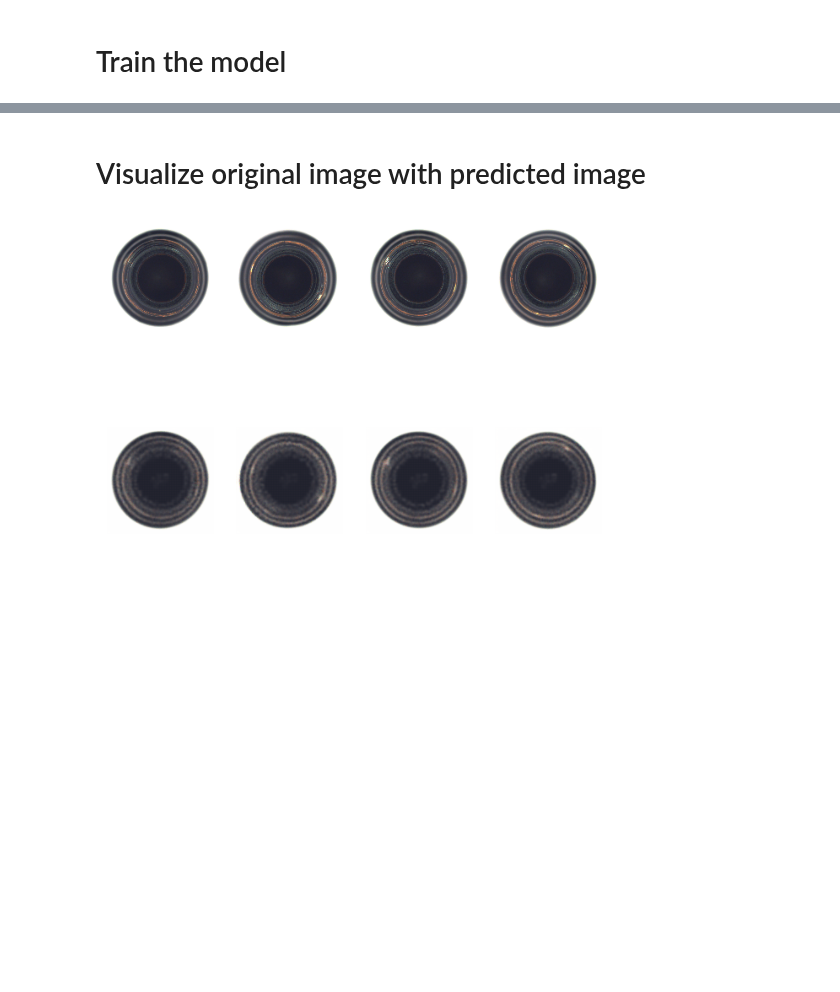
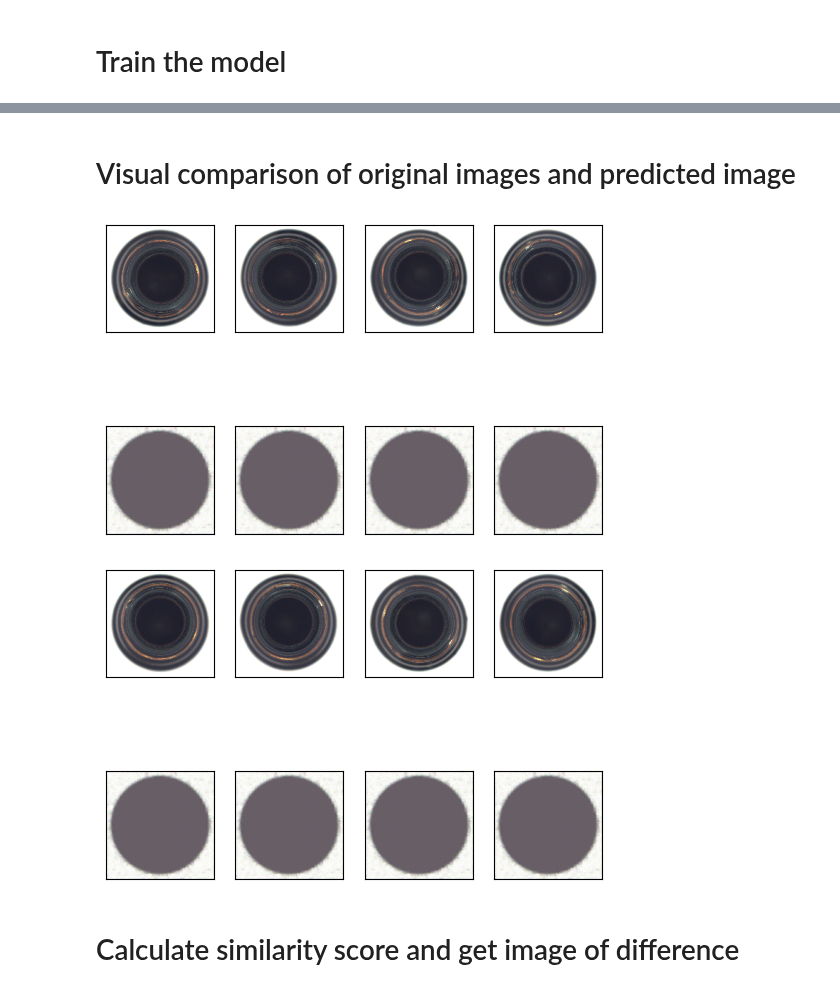
Before and after one commit to MikaParssinen/Applied-Machine-Learning, a Jupyter notebook: Project/Code/Autoencoder.ipynb, the cells around one changed output, grey strips where cells are left out. Saved outputs shown, nothing was run; the diff lists cells and outputs as text; code cells hidden in the pictures; blank space fills up the shorter version.

```diff
--- a/Project/Code/Autoencoder.ipynb
+++ b/Project/Code/Autoencoder.ipynb
@@ -12,9 +14,12 @@ from tensorflow.keras.callbacks import ReduceLROnPlateau, EarlyStopping
 # Load and prepare data
 Importing and preprocessing of images into a image dataset
 # %%
-image_dir = "../dataset/AUTO_Input/train/"
-image_size = (128, 128)
+image_size = (152, 152)
 
-images = autoencoder.create_image_dataset(image_dir, image_size)
+normal_dir = "../dataset/AUTO_Input/train/"
+anomaly_dir = "../dataset/AUTO_Input/test/"
+
+normal_images = autoencoder.create_image_dataset(normal_dir, image_size)
+anomaly_images = autoencoder.create_image_dataset(anomaly_dir, image_size)
 # %% [output]
 Found 209 files.
@@ -50,7 +56,7 @@ Model: "functional_3"
 # %% [markdown]
 # Create train test split
 # %%
-train, test = train_test_split(images, test_size=0.2)
+train, test = train_test_split(normal_images, test_size=0.2)
 # %% [markdown]
 # Train the model
 # %%
@@ -82,3 +87,4 @@ Epoch 20/20
 # %%
-predictions = ae.predict(test)
+normal_predictions = ae.predict(test)
+anomaly_predictions = ae.predict(anomaly_images)
 # %% [output]
@@ -86,6 +93,10 @@ predictions = ae.predict(test)
 # %% [markdown]
-# Visualize original image with predicted image
+# Visual comparison of original images and predicted image
 # %%
-visualization.display_before_after(test, predictions)
+visualization.display_before_after(test, normal_predictions)
+visualization.display_before_after(test, anomaly_predictions)
 # %% [output]
-[figure, old version]
+[figure, new version]
+[figure, added]
+# %% [markdown]
+# Calculate similarity score and get image of difference
```
Also changed, not shown: parts of 15 cells of this notebook, 2 other files.
